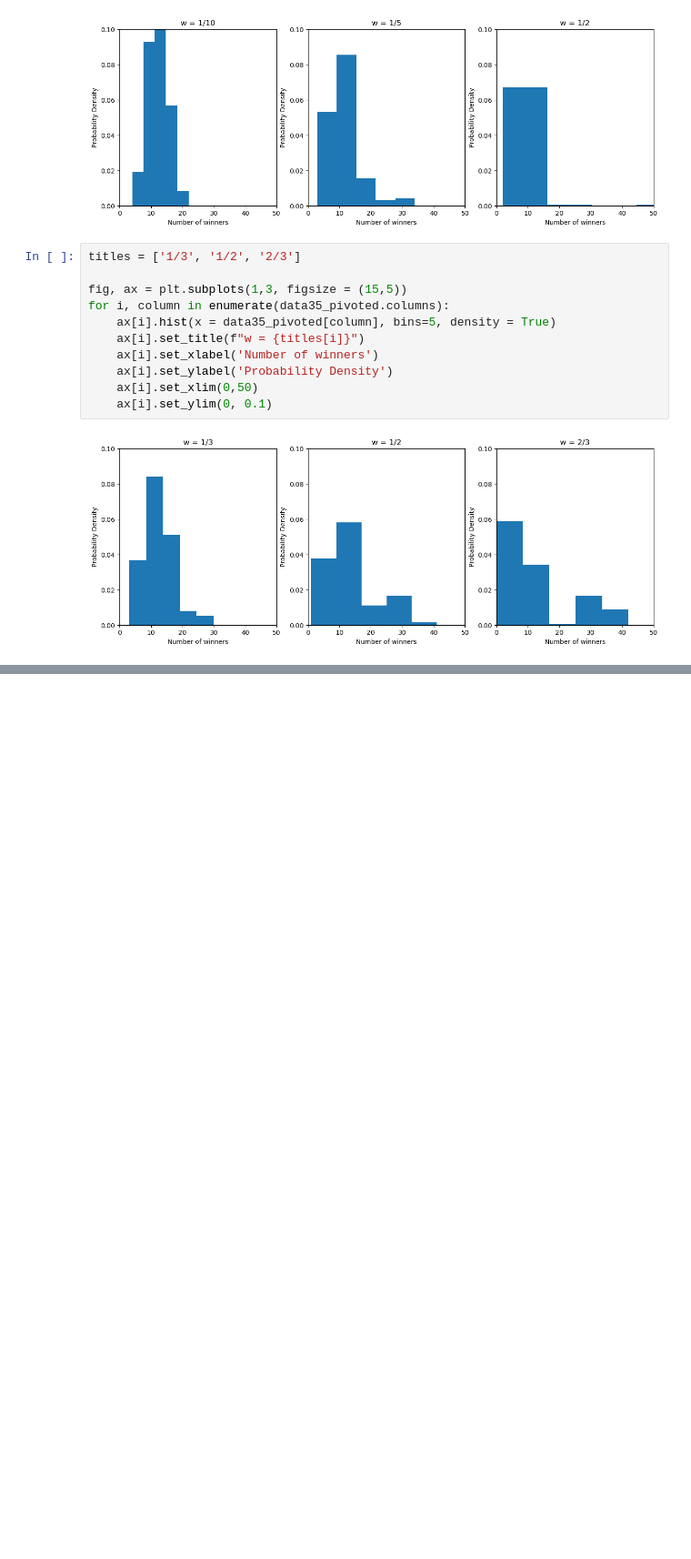
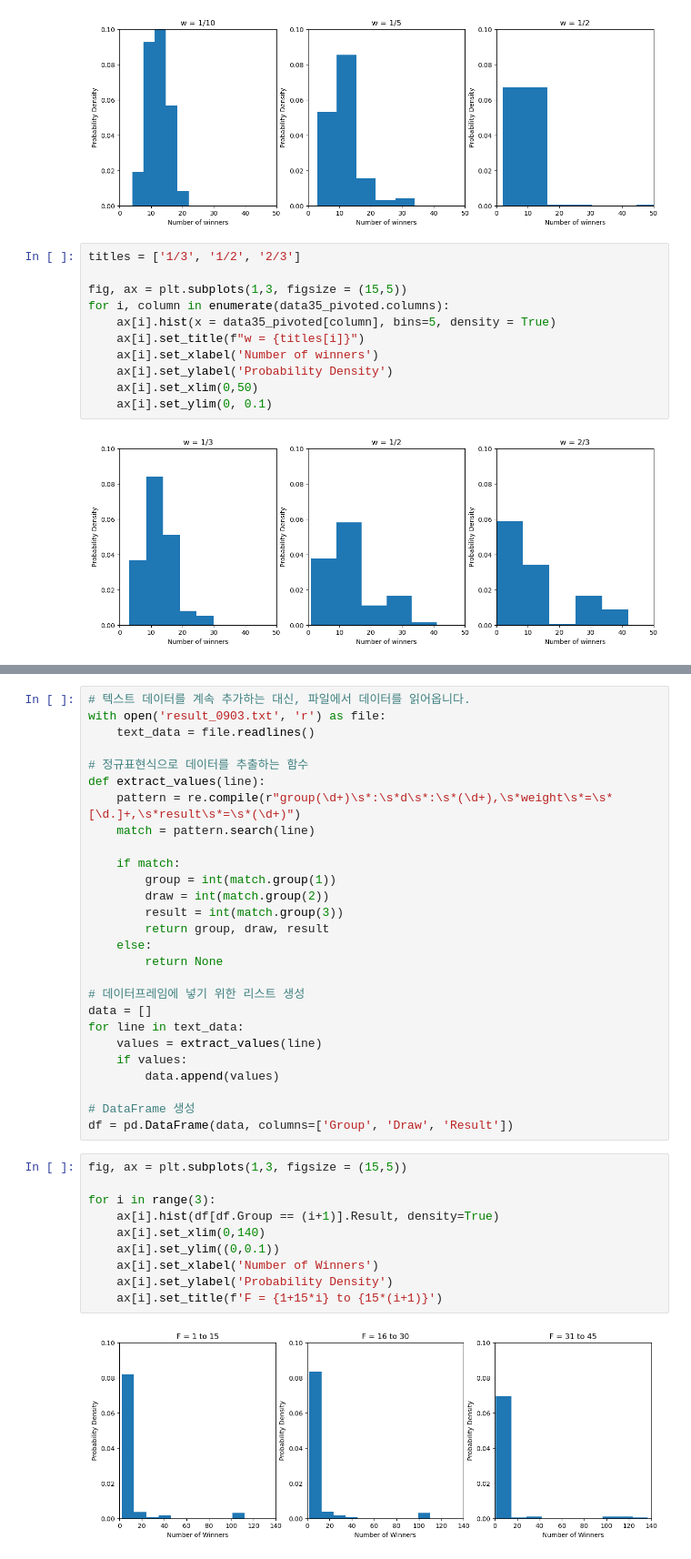
Before and after one commit to woozins/lottery, a Jupyter notebook: analysis_0902.ipynb, the cells around one changed output, grey strips where cells are left out. Shown: that part at 91% size. Drawn from its saved outputs; the diff is of its cells as text; blank space fills up the shorter version.

```diff
--- a/analysis_0902.ipynb
+++ b/analysis_0902.ipynb
@@ -114,0 +132,39 @@ dtype: float64
+# %%
+# 텍스트 데이터를 계속 추가하는 대신, 파일에서 데이터를 읽어옵니다.
+with open('result_0903.txt', 'r') as file:
+    text_data = file.readlines()
+
+# 정규표현식으로 데이터를 추출하는 함수
+def extract_values(line):
+    pattern = re.compile(r"group(\d+)\s*:\s*d\s*:\s*(\d+),\s*weight\s*=\s*[\d.]+,\s*result\s*=\s*(\d+)")
+    match = pattern.search(line)
+
+    if match:
+        group = int(match.group(1))
+        draw = int(match.group(2))
+        result = int(match.group(3))
+        return group, draw, result
+    else:
+        return None
+
+# 데이터프레임에 넣기 위한 리스트 생성
+data = []
+for line in text_data:
+    values = extract_values(line)
+    if values:
+        data.append(values)
+
+# DataFrame 생성
+df = pd.DataFrame(data, columns=['Group', 'Draw', 'Result'])
+# %%
+fig, ax = plt.subplots(1,3, figsize = (15,5))
+
+for i in range(3):
+    ax[i].hist(df[df.Group == (i+1)].Result, density=True)
+    ax[i].set_xlim(0,140)
+    ax[i].set_ylim((0,0.1))
+    ax[i].set_xlabel('Number of Winners')
+    ax[i].set_ylabel('Probability Density')
+    ax[i].set_title(f'F = {1+15*i} to {15*(i+1)}')
+# %% [output]
+[figure, added]
```
Also changed, not shown: parts of 4 cells of this notebook, 11 other files.
